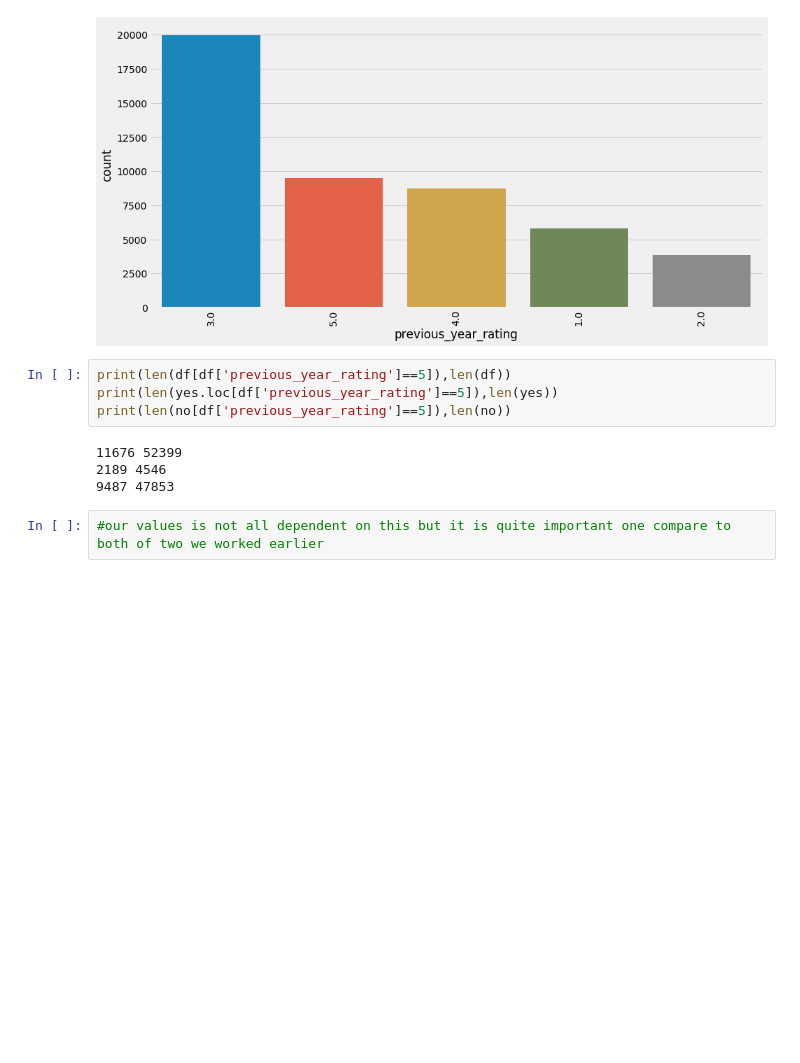
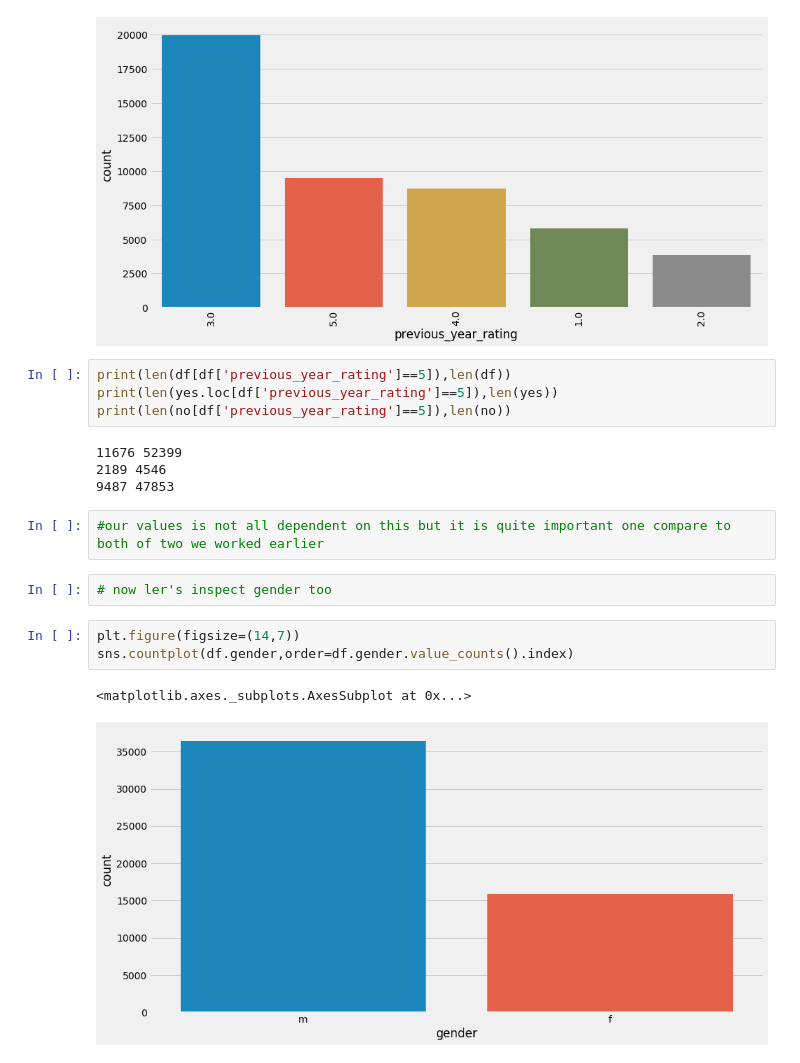
Before and after one commit to smituparmar/HR-analytics, a Jupyter notebook: HR_1.ipynb, the cells around one changed output. Drawn from its saved outputs; the diff is of its cells as text; blank space fills up the shorter version.

```diff
--- a/HR_1.ipynb
+++ b/HR_1.ipynb
@@ -299,3 +303,11 @@ print(len(no[df['previous_year_rating']==5]),len(no))
 9487 47853
 # %%
 #our values is not all dependent on this but it is quite important one compare to both of two we worked earlier
+# %%
+# now ler's inspect gender too
+# %%
+plt.figure(figsize=(14,7))
+sns.countplot(df.gender,order=df.gender.value_counts().index)
+# %% [output]
+<matplotlib.axes._subplots.AxesSubplot at 0x...>
+[figure, added]
```
Also changed, not shown: parts of 48 cells of this notebook, 4 other files.
